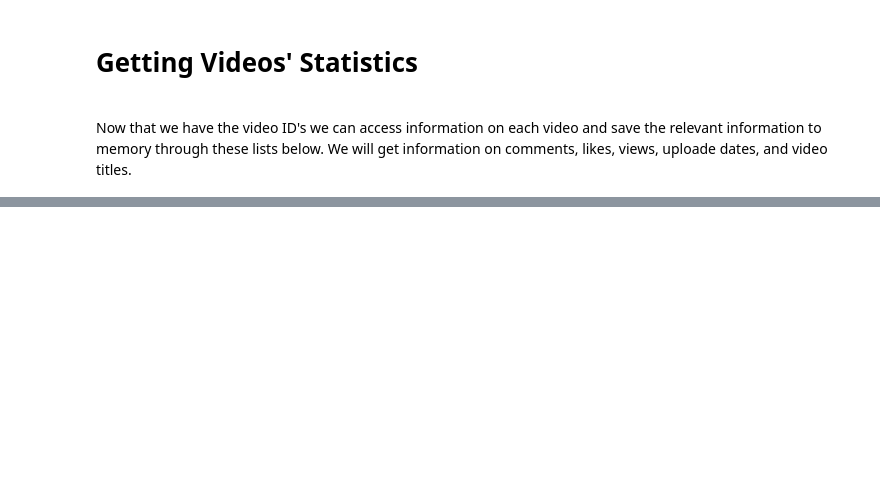
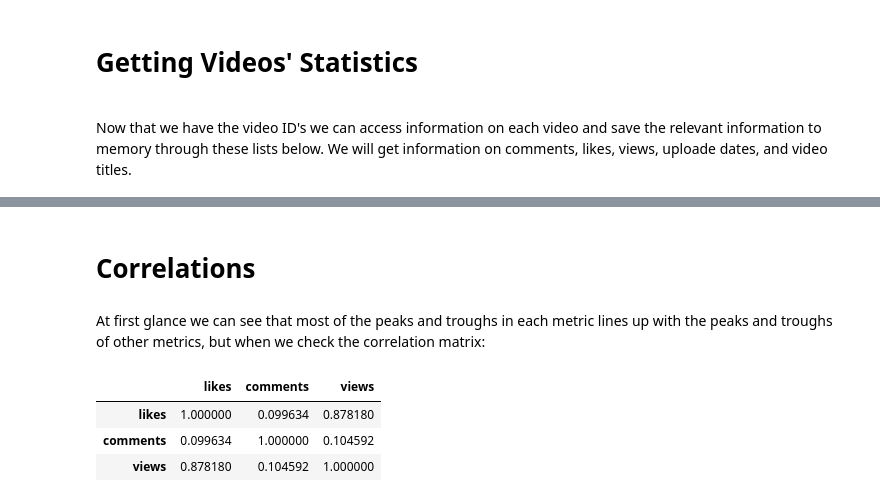
Before and after one commit to GitErickL/MrBeast-YouTube-API, a Jupyter notebook: YouTube_API.ipynb, the cells around one changed output, grey strips where cells are left out. Cells and saved outputs as stored; diff of their text form; code cells hidden in the pictures; blank space fills up the shorter version.

```diff
--- a/YouTube_API.ipynb
+++ b/YouTube_API.ipynb
@@ -86,8 +96,0 @@ datetimes = [datetime.datetime.strptime(date, '%Y-%m-%d') for date in dates]
-# %%
-#We collect all this data in a pandas dataframe object because that's what I'm used to and it's easy
-df = pd.DataFrame(data = {'titles' : titles,
-                          'dates' : dates,
-                          'datetimes' : datetimes,
-                          'likes' : likes,
-                          'comments' : comments,
-                          'views' : views})
@@ -152,0 +180,11 @@ plt.savefig("mrbeast.png")
+# %% [markdown]
+# Correlations
+# %% [markdown]
+At first glance we can see that most of the peaks and troughs in each metric lines up with the peaks and troughs of other metrics, but when we check the correlation matrix:
+# %%
+df.corr()
+# %% [output]
+|  | likes | comments | views |
+| likes | 1.000000 | 0.099634 | 0.878180 |
+| comments | 0.099634 | 1.000000 | 0.104592 |
+| views | 0.878180 | 0.104592 | 1.000000 |
```
Also changed, not shown: parts of 21 cells of this notebook, 1 other file.
